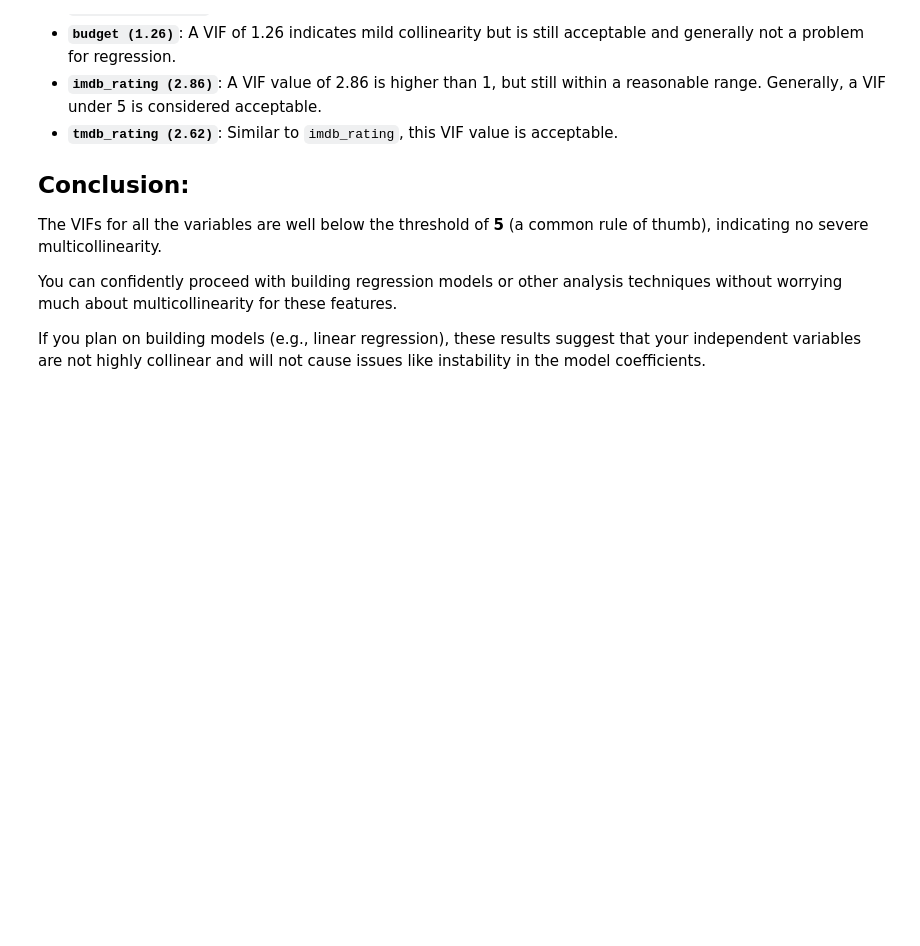
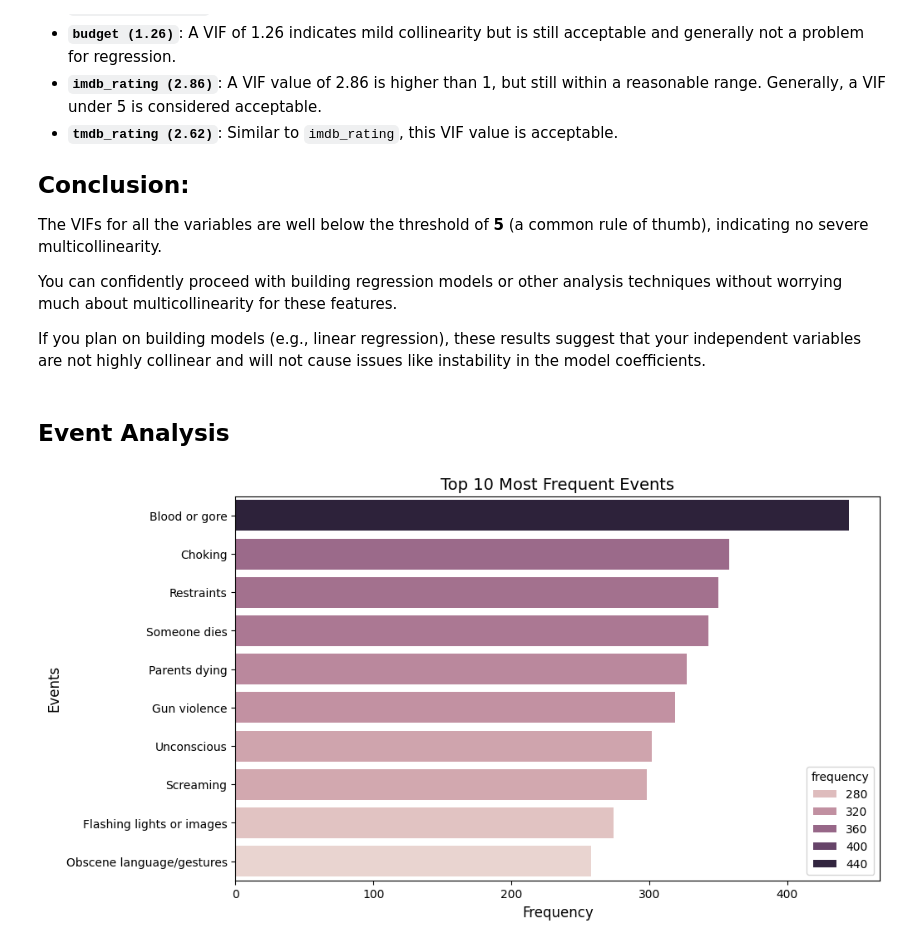
Before and after one commit to bruhu/film-sentiment-analysis, a Jupyter notebook: notebooks/basic_stats.ipynb, the cells around one changed output. Drawn from its saved outputs; the diff is of its cells as text; code cells hidden in the pictures; blank space fills up the shorter version.

```diff
--- a/notebooks/basic_stats.ipynb
+++ b/notebooks/basic_stats.ipynb
@@ -219,3 +208,34 @@ The VIFs for all the variables are well below the threshold of **5** (a common r
 You can confidently proceed with building regression models or other analysis techniques without worrying much about multicollinearity for these features.
 
 If you plan on building models (e.g., linear regression), these results suggest that your independent variables are not highly collinear and will not cause issues like instability in the model coefficients.
+# %% [markdown]
+## Event Analysis
+# %%
+# Step 1: Explode the 'events' column into individual events
+events_exploded = movies['events'].str.split(',').explode().str.strip()
+
+# Create a new DataFrame with individual events for each movie
+events_df = pd.DataFrame({
+    'event': events_exploded,
+    'popularity': movies.loc[events_exploded.index, 'popularity'],
+    'runtime': movies.loc[events_exploded.index, 'runtime'],
+    'budget': movies.loc[events_exploded.index, 'budget'],
+    'revenue': movies.loc[events_exploded.index, 'revenue'],
+    'profit': movies.loc[events_exploded.index, 'profit'],
+    'imdb_rating': movies.loc[events_exploded.index, 'imdb_rating'],
+    'tmdb_rating': movies.loc[events_exploded.index, 'tmdb_rating']
+})
+# %%
+# Step 2: Frequency of Events
+event_frequency = events_df['event'].value_counts().reset_index()
+event_frequency.columns = ['event', 'frequency']
+
+event_frequency['event'] = event_frequency['event'].str.capitalize()
+plt.figure(figsize=(10, 6))
+sns.barplot(x='frequency', y='event', data=event_frequency.head(10), hue='frequency')
+plt.title('Top 10 Most Frequent Events', fontsize=14)
+plt.xlabel('Frequency', fontsize=12)
+plt.ylabel('Events', fontsize=12)
+plt.show()
+# %% [output]
+[figure, added]
```
Also changed, not shown: parts of 4 cells of this notebook.
